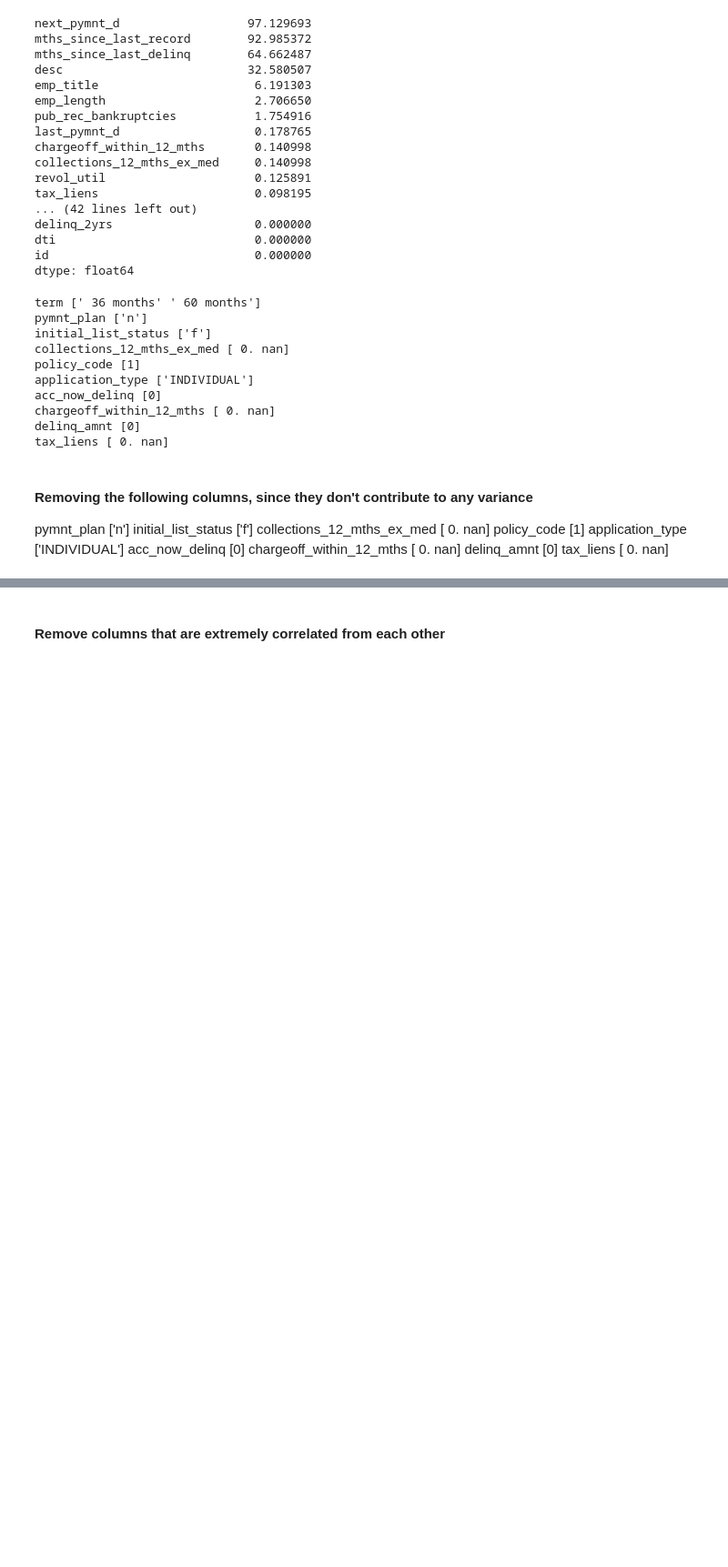
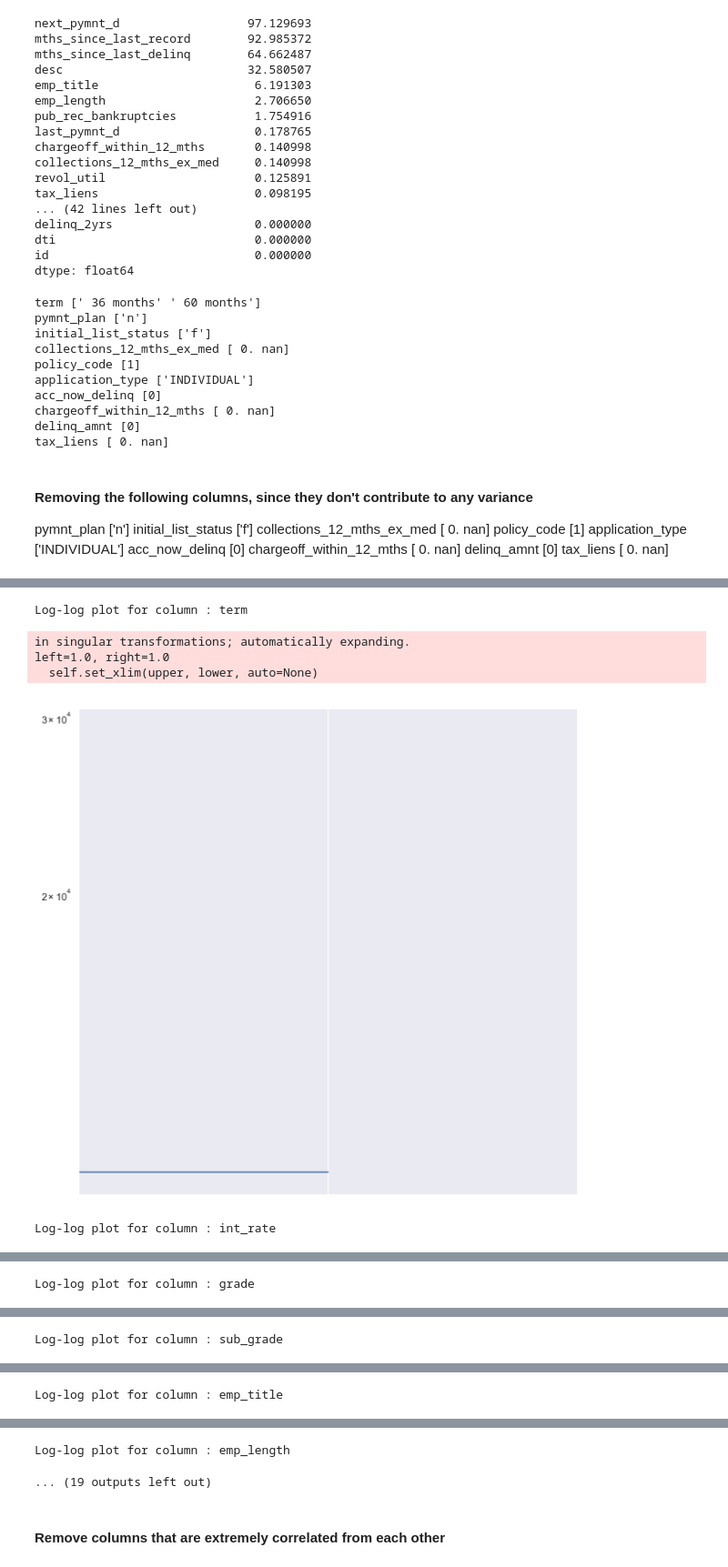
Before and after one commit to abhayace/loan-default-factors, a Jupyter notebook: Loan_Assignment_final.ipynb, the cells around one changed output, grey strips where cells are left out. Shown at 91% size. Drawn from its saved outputs; the diff is of its cells as text; code cells hidden in the pictures; blank space fills up the shorter version.

```diff
--- a/Loan_Assignment_final.ipynb
+++ b/Loan_Assignment_final.ipynb
@@ -206,0 +243,16 @@ loans_df = loans_df.drop(['zip_code'], axis=1)
+# %%
+#Log-logs for categorical variables
+
+cat_cols = loans_df.select_dtypes(include=['object'])
+
+for col in cat_cols.columns:
+    print ("Log-log plot for column : " + col)
+    loans_df[col].value_counts().plot(loglog=True, legend=False, figsize=(10, 10))
+    plt.show()
+# %% [output]
+Log-log plot for column : term
+in singular transformations; automatically expanding.
+left=1.0, right=1.0
+  self.set_xlim(upper, lower, auto=None)
+[figure, added]
+Log-log plot for column : int_rate
@@ -206,0 +260 @@ loans_df = loans_df.drop(['zip_code'], axis=1)
+Log-log plot for column : grade
@@ -206,0 +262 @@ loans_df = loans_df.drop(['zip_code'], axis=1)
+Log-log plot for column : sub_grade
@@ -206,0 +264 @@ loans_df = loans_df.drop(['zip_code'], axis=1)
+Log-log plot for column : emp_title
@@ -207,3 +266,5 @@ loans_df = loans_df.drop(['zip_code'], axis=1)
+Log-log plot for column : emp_length
+... (19 outputs left out)
 # %% [markdown]
 #### Remove columns that are extremely correlated from each other
 # %%
```
Also changed, not shown: parts of 5 cells of this notebook.
